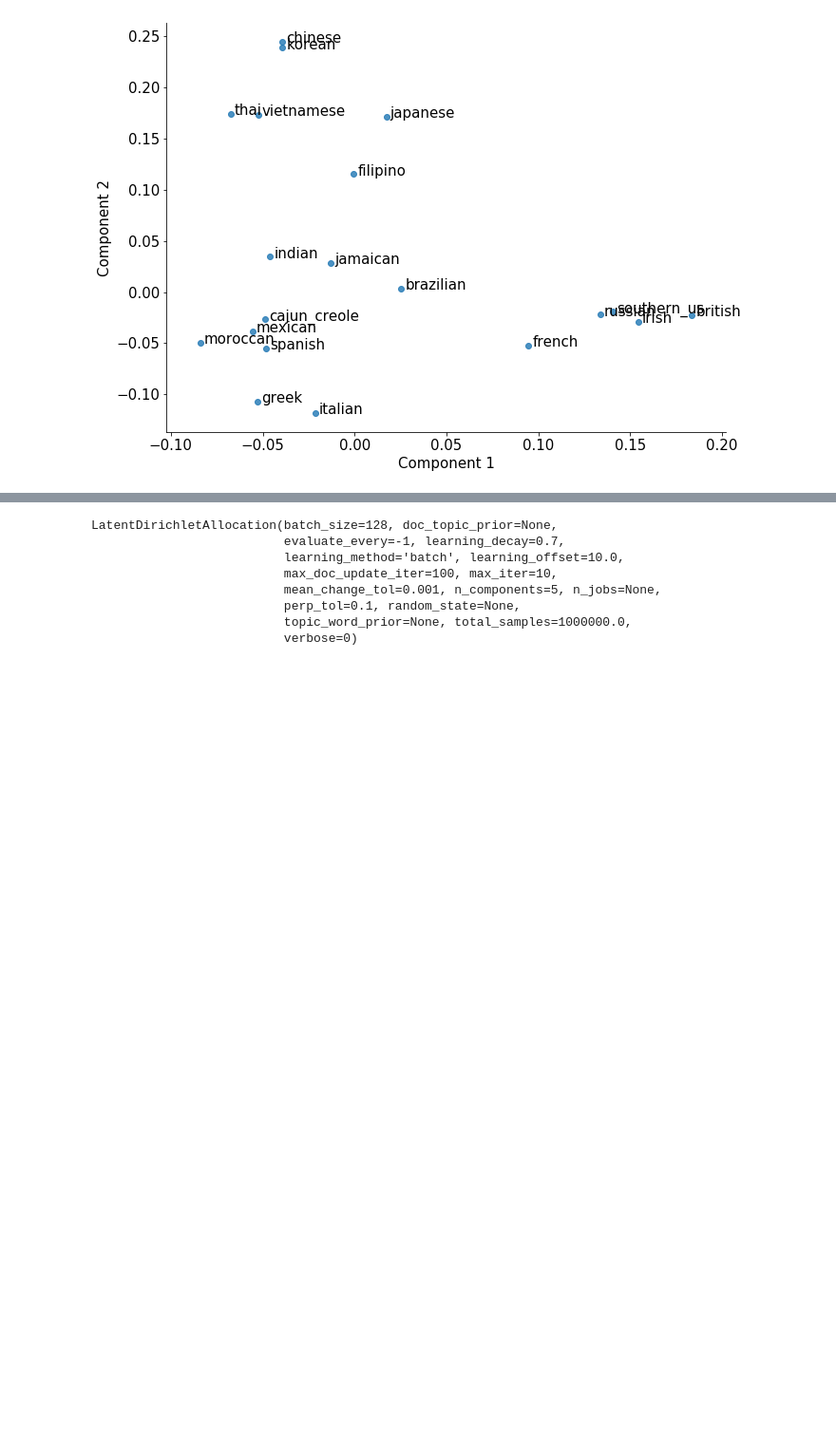
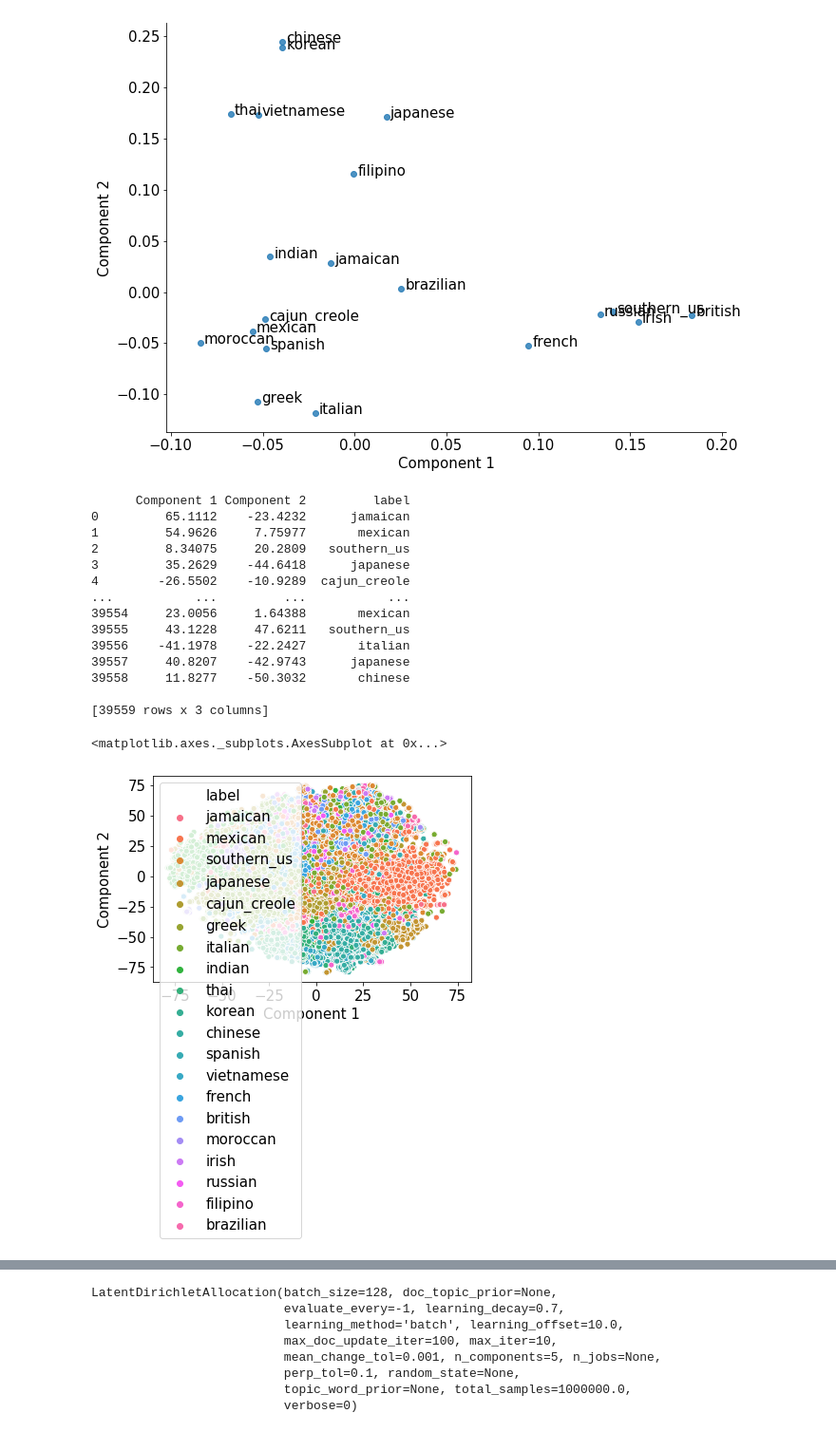
Before and after one commit to rahul13ramesh/cis520-dataset, a Jupyter notebook: Unsupervised_Learning.ipynb, the cells around one changed output, grey strips where cells are left out. Shown at 95% size. Saved outputs shown, nothing was run; the diff lists cells and outputs as text; code cells hidden in the pictures; blank space fills up the shorter version.

```diff
--- a/Unsupervised_Learning.ipynb
+++ b/Unsupervised_Learning.ipynb
@@ -361,11 +361,27 @@ label_point(dat2["Component 1"], dat2["Component 2"], dat2["label"], plt.gca())
 # %% [output]
 [figure]
 # %%
-two_comp = np.array(tsne.fit_transform(train_rep))
+two_comp = np.array(tsne.fit_transform(train_rep.toarray()))
 ind = list(range(len(two_comp)))
 np.random.shuffle(ind)
 subsetlabel = [processed_train_target[i] for i in ind]
 dat = pd.DataFrame([two_comp[ind, 0], two_comp[ind, 1], subsetlabel]).T
 dat.columns = ["Component 1", "Component 2", "label"]
 print(dat)
-sns.scatterplot(x="Component 1", y="Component 2", hue="label", data=dat)
+# %% [output]
+      Component 1 Component 2         label
+0         65.1112    -23.4232      jamaican
+1         54.9626     7.75977       mexican
+2         8.34075     20.2809   southern_us
+3         35.2629    -44.6418      japanese
+4        -26.5502    -10.9289  cajun_creole
+...           ...         ...           ...
+39554     23.0056     1.64388       mexican
+39555     43.1228     47.6211   southern_us
+39556    -41.1978    -22.2427       italian
+39557     40.8207    -42.9743      japanese
+39558     11.8277    -50.3032       chinese
+
+[39559 rows x 3 columns]
+<matplotlib.axes._subplots.AxesSubplot at 0x...>
+[figure, added]
```
Also changed, not shown: parts of 2 cells of this notebook.
